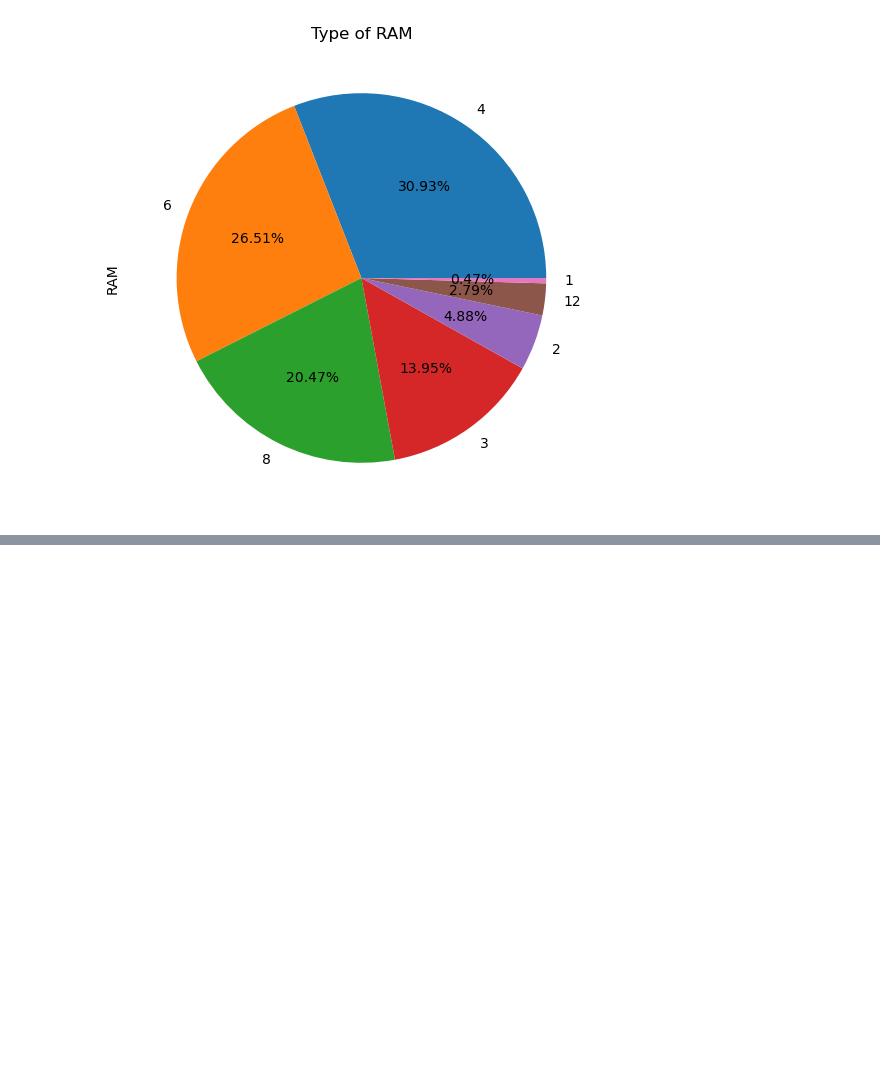
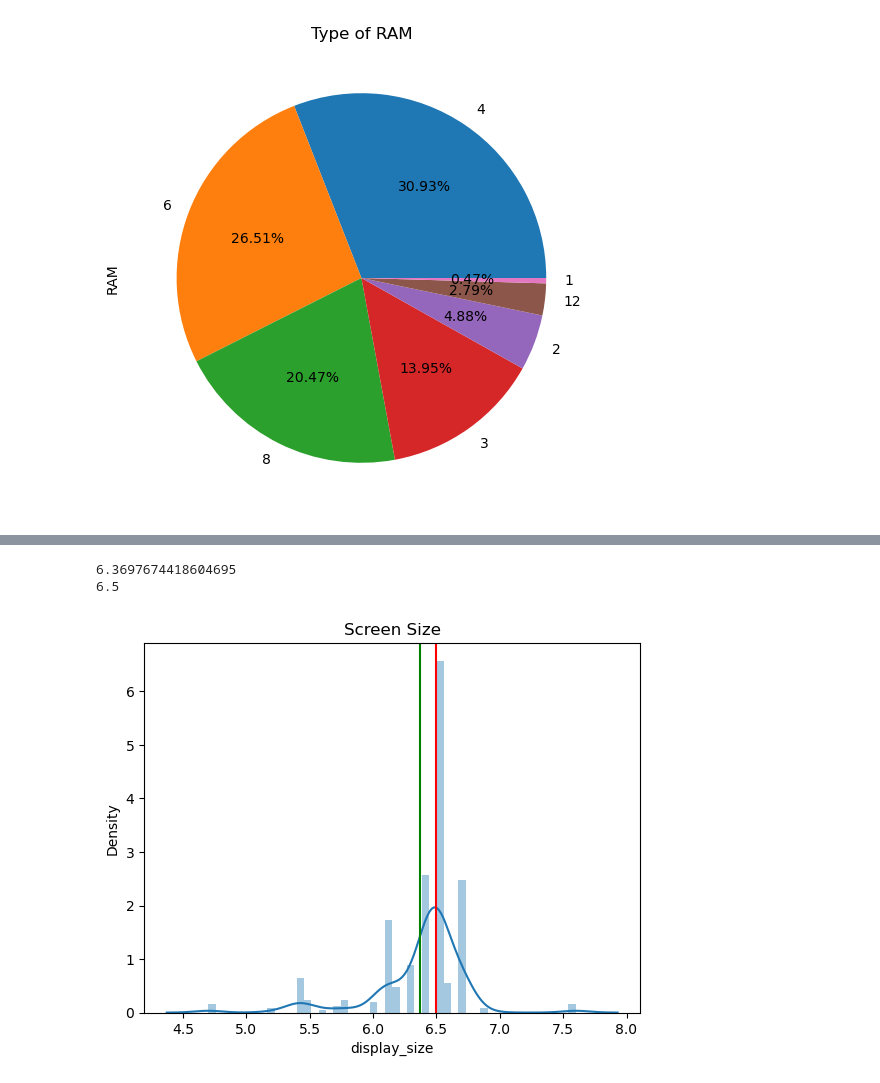
Before and after one commit to NandeshRinge/Nandesh-Assignments, a Jupyter notebook: AWP Project.ipynb, the cells around one changed output, grey strips where cells are left out. Cells and saved outputs as stored; diff of their text form; code cells hidden in the pictures; blank space fills up the shorter version.

```diff
--- a/AWP Project.ipynb
+++ b/AWP Project.ipynb
@@ -153,0 +172,16 @@ plt.show()
+# %%
+me=df["display_size"].mean()
+med=df["display_size"].median()
+print(me)
+print(med)
+# %% [output]
+6.3697674418604695
+6.5
+# %%
+sns.distplot(df["display_size"])
+plt.axvline(me,color="g")
+plt.axvline(med,color="r")
+plt.title("Screen Size")
+plt.show()
+# %% [output]
+[figure, added]
```
Also changed, not shown: parts of 8 cells of this notebook.
